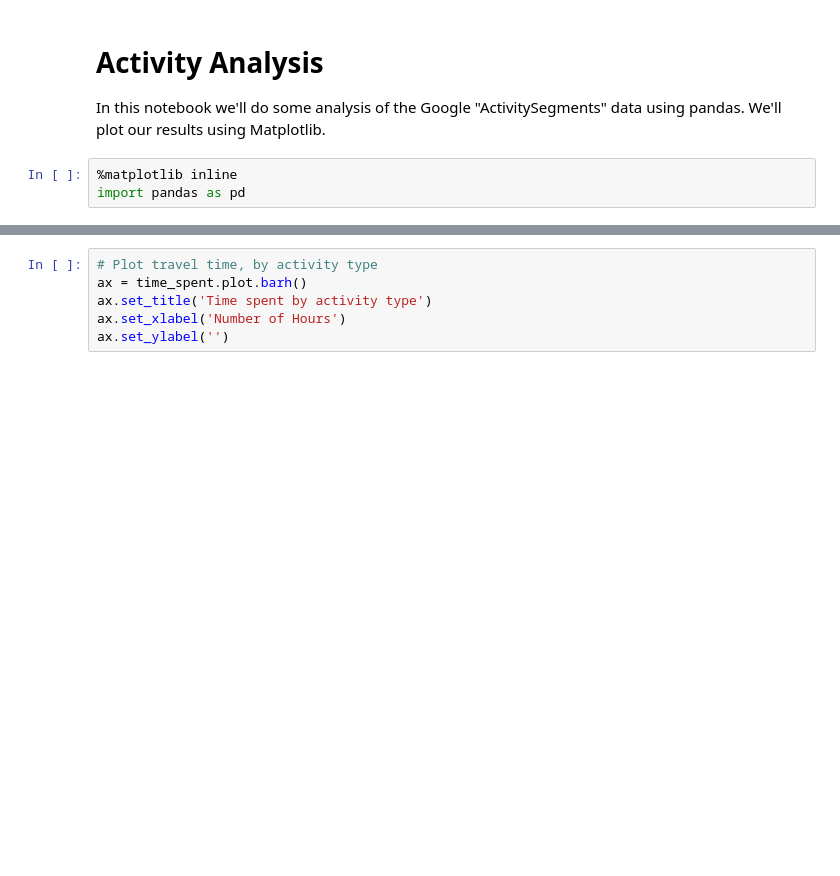
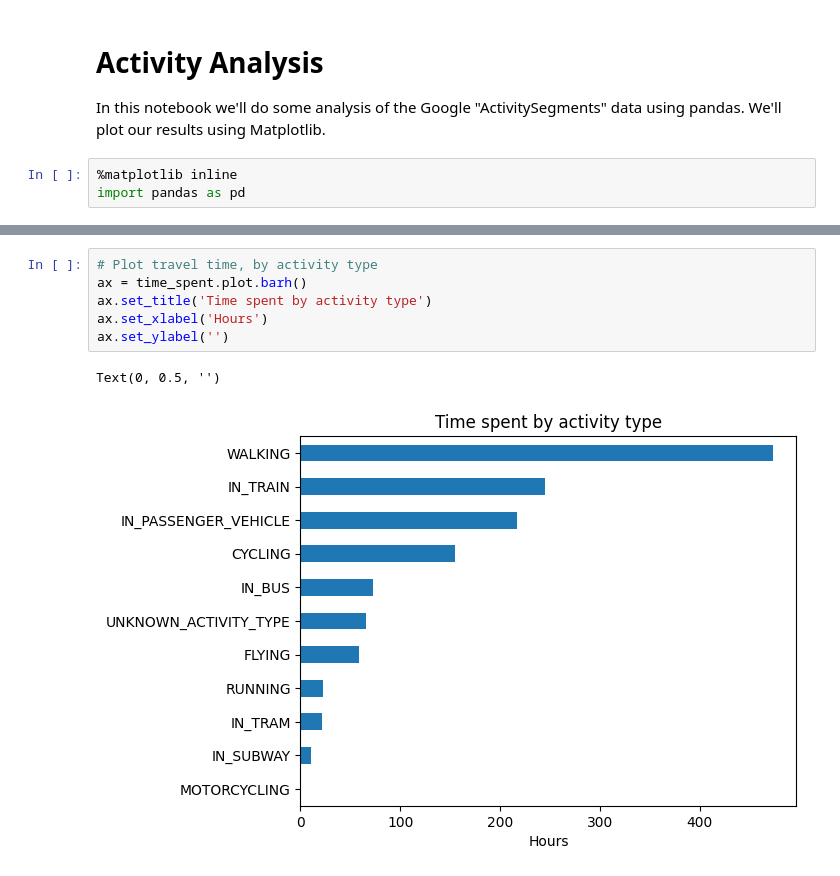
Before and after one commit to Stefan4472/google-location-history-analysis, a Jupyter notebook: analyze_activities.ipynb, the cells around one changed output, grey strips where cells are left out. Saved outputs shown, nothing was run; the diff lists cells and outputs as text; blank space fills up the shorter version.

```diff
--- a/analyze_activities.ipynb
+++ b/analyze_activities.ipynb
@@ -40,6 +135,9 @@ time_spent
 # %%
 # Plot travel time, by activity type
 ax = time_spent.plot.barh()
 ax.set_title('Time spent by activity type')
-ax.set_xlabel('Number of Hours')
+ax.set_xlabel('Hours')
 ax.set_ylabel('')
+# %% [output]
+Text(0, 0.5, '')
+[figure, added]
```
Also changed, not shown: parts of 8 cells of this notebook, 1 other file.
